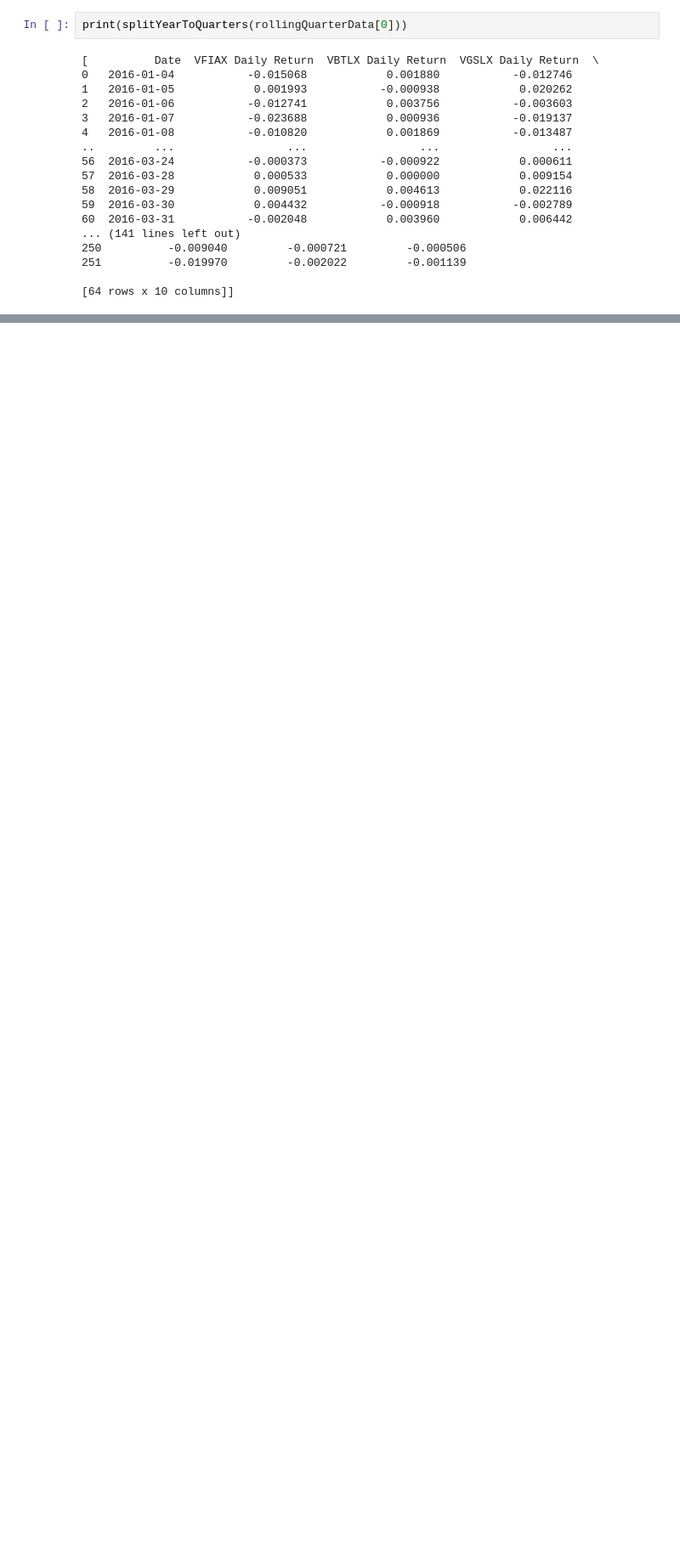
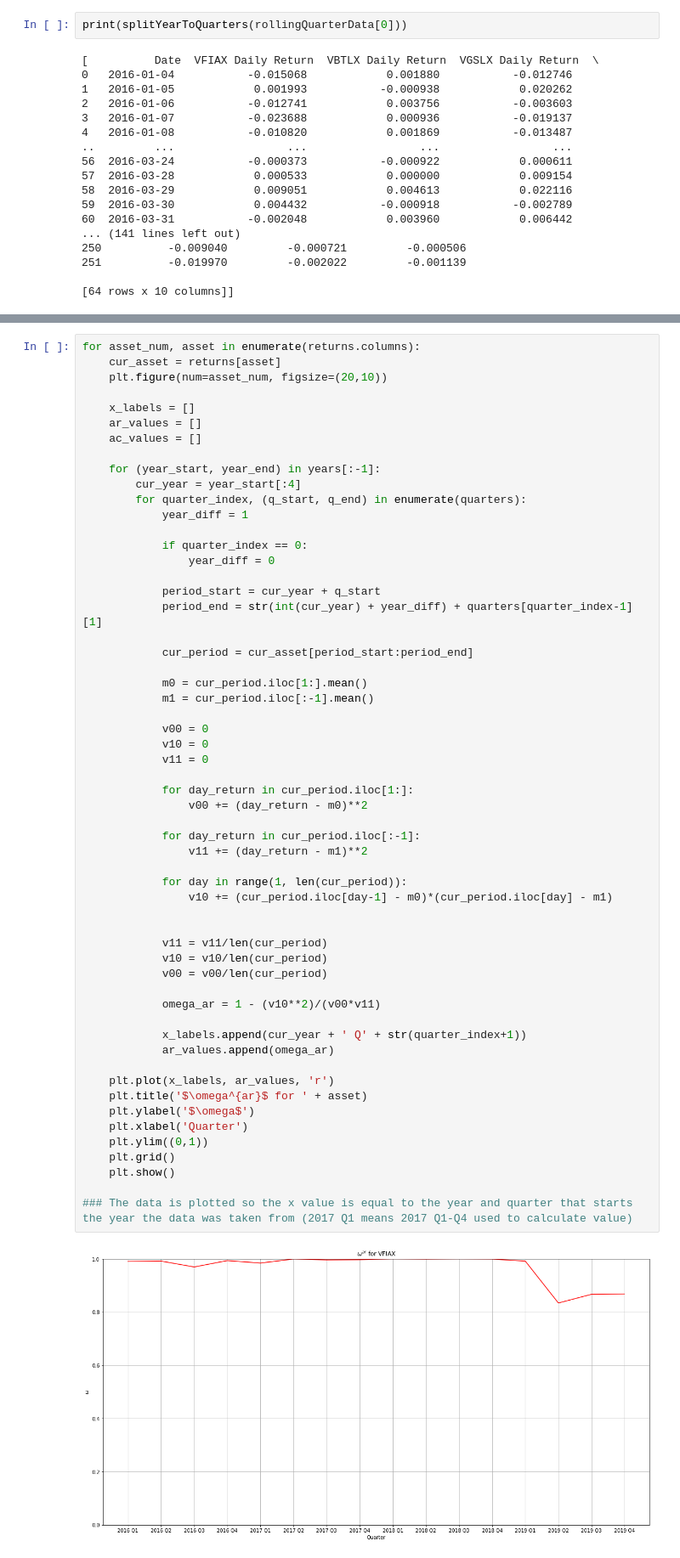
Before and after one commit to kwch3693/AMSC-Project-2, a Jupyter notebook: TeamHomework5.ipynb, the cells around one changed output, grey strips where cells are left out. Shown at 85% size. Saved outputs shown, nothing was run; the diff lists cells and outputs as text; blank space fills up the shorter version.

```diff
--- a/TeamHomework5.ipynb
+++ b/TeamHomework5.ipynb
@@ -110,0 +228,59 @@ print(splitYearToQuarters(rollingQuarterData[0]))
+# %%
+for asset_num, asset in enumerate(returns.columns):
+    cur_asset = returns[asset]
+    plt.figure(num=asset_num, figsize=(20,10))
+
+    x_labels = []
+    ar_values = []
+    ac_values = []
+
+    for (year_start, year_end) in years[:-1]:
+        cur_year = year_start[:4]
+        for quarter_index, (q_start, q_end) in enumerate(quarters):
+            year_diff = 1
+
+            if quarter_index == 0:
+                year_diff = 0
+
+            period_start = cur_year + q_start
+            period_end = str(int(cur_year) + year_diff) + quarters[quarter_index-1][1]
+
+            cur_period = cur_asset[period_start:period_end]
+
+            m0 = cur_period.iloc[1:].mean()
+            m1 = cur_period.iloc[:-1].mean()
+
+            v00 = 0
+            v10 = 0
+            v11 = 0
+
+            for day_return in cur_period.iloc[1:]:
+                v00 += (day_return - m0)**2
+
+            for day_return in cur_period.iloc[:-1]:
+                v11 += (day_return - m1)**2
+
+            for day in range(1, len(cur_period)):
+                v10 += (cur_period.iloc[day-1] - m0)*(cur_period.iloc[day] - m1)
+
+
+            v11 = v11/len(cur_period)
+            v10 = v10/len(cur_period)
+            v00 = v00/len(cur_period)
+
+            omega_ar = 1 - (v10**2)/(v00*v11)
+
+            x_labels.append(cur_year + ' Q' + str(quarter_index+1))
+            ar_values.append(omega_ar)
+
+    plt.plot(x_labels, ar_values, 'r')
+    plt.title('$\omega^{ar}$ for ' + asset)
+    plt.ylabel('$\omega$')
+    plt.xlabel('Quarter')
+    plt.ylim((0,1))
+    plt.grid()
+    plt.show()
+
+### The data is plotted so the x value is equal to the year and quarter that starts the year the data was taken from (2017 Q1 means 2017 Q1-Q4 used to calculate value)
+# %% [output]
+[figure, added]
```
Also changed, not shown: parts of 5 cells of this notebook.
